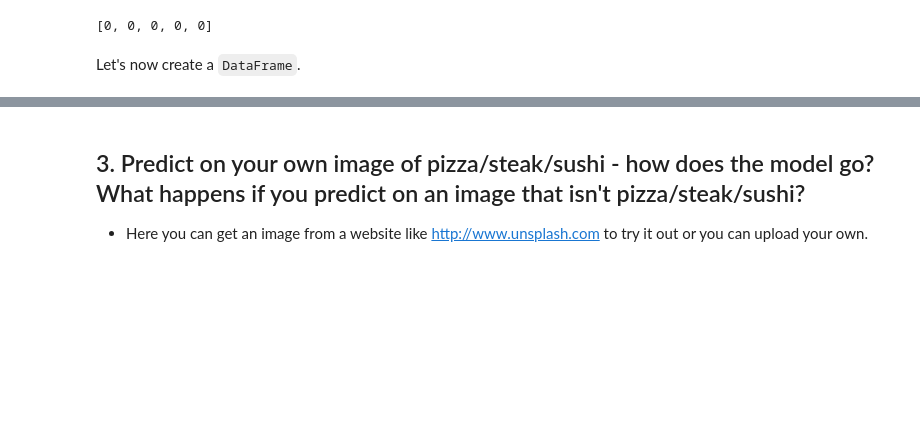
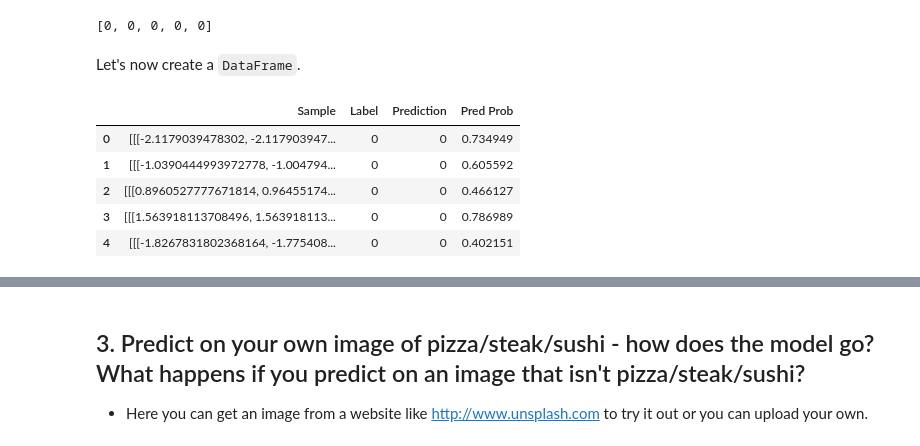
Before and after one commit to aRod209/pytorch-for-deep-learning, a Jupyter notebook: exercises/06_pytorch_transfer_learning_exercises.ipynb, the cells around one changed output, grey strips where cells are left out. Saved outputs shown, nothing was run; the diff lists cells and outputs as text; code cells hidden in the pictures; blank space fills up the shorter version.

```diff
--- a/exercises/06_pytorch_transfer_learning_exercises.ipynb
+++ b/exercises/06_pytorch_transfer_learning_exercises.ipynb
@@ -324,3 +335,19 @@ test_preds[:5]
 [0, 0, 0, 0, 0]
 # %% [markdown]
 Let's now create a `DataFrame`.
+# %%
+import pandas as pd
+
+df = pd.DataFrame({"Sample": test_samples,
+                   "Label": test_labels,
+                   "Prediction": test_preds,
+                  "Pred Prob": test_preds_probs})
+
+df[:5]
+# %% [output]
+|  | Sample | Label | Prediction | Pred Prob |
+| 0 | [[[-2.1179039478302, -2.117903947... | 0 | 0 | 0.734949 |
+| 1 | [[[-1.0390444993972778, -1.004794... | 0 | 0 | 0.605592 |
+| 2 | [[[0.8960527777671814, 0.96455174... | 0 | 0 | 0.466127 |
+| 3 | [[[1.563918113708496, 1.563918113... | 0 | 0 | 0.786989 |
+| 4 | [[[-1.8267831802368164, -1.775408... | 0 | 0 | 0.402151 |
```
Also changed, not shown: parts of 8 cells of this notebook.
